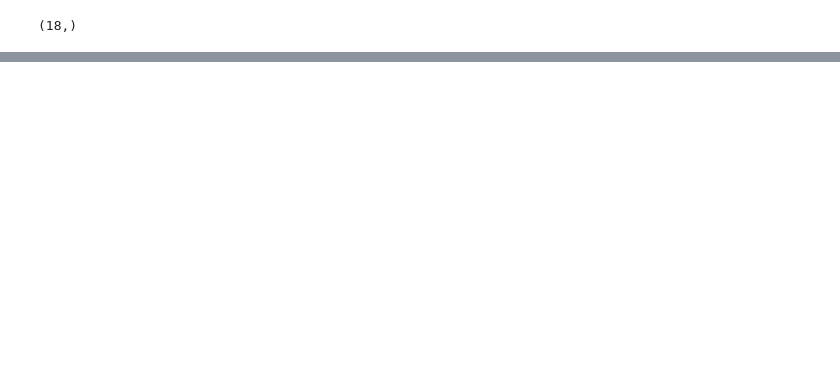
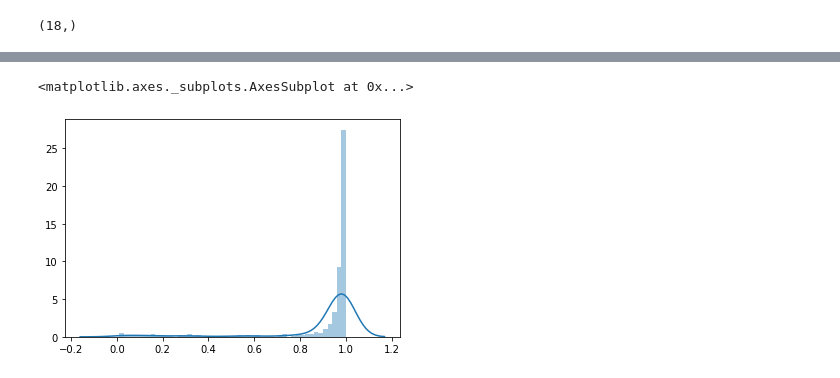
Before and after one commit to NAVSmith/employee_attrition_prediction, a Jupyter notebook: model.ipynb, the cells around one changed output, grey strips where cells are left out. Cells and saved outputs as stored; diff of their text form; code cells hidden in the pictures; blank space fills up the shorter version.

```diff
--- a/model.ipynb
+++ b/model.ipynb
@@ -102,0 +127,5 @@ plt.close()
+# %%
+sns.distplot(model.predict(X_val)[Y_val==1])
+# %% [output]
+<matplotlib.axes._subplots.AxesSubplot at 0x...>
+[figure, added]
```
Also changed, not shown: parts of 11 cells of this notebook.
